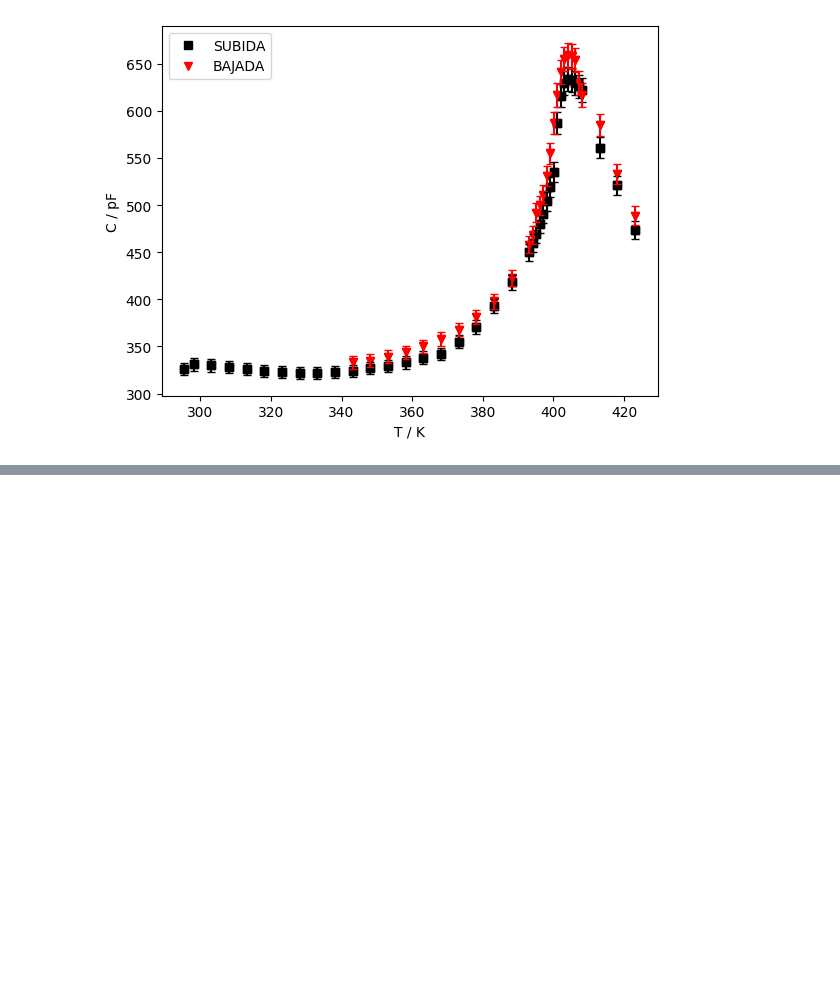
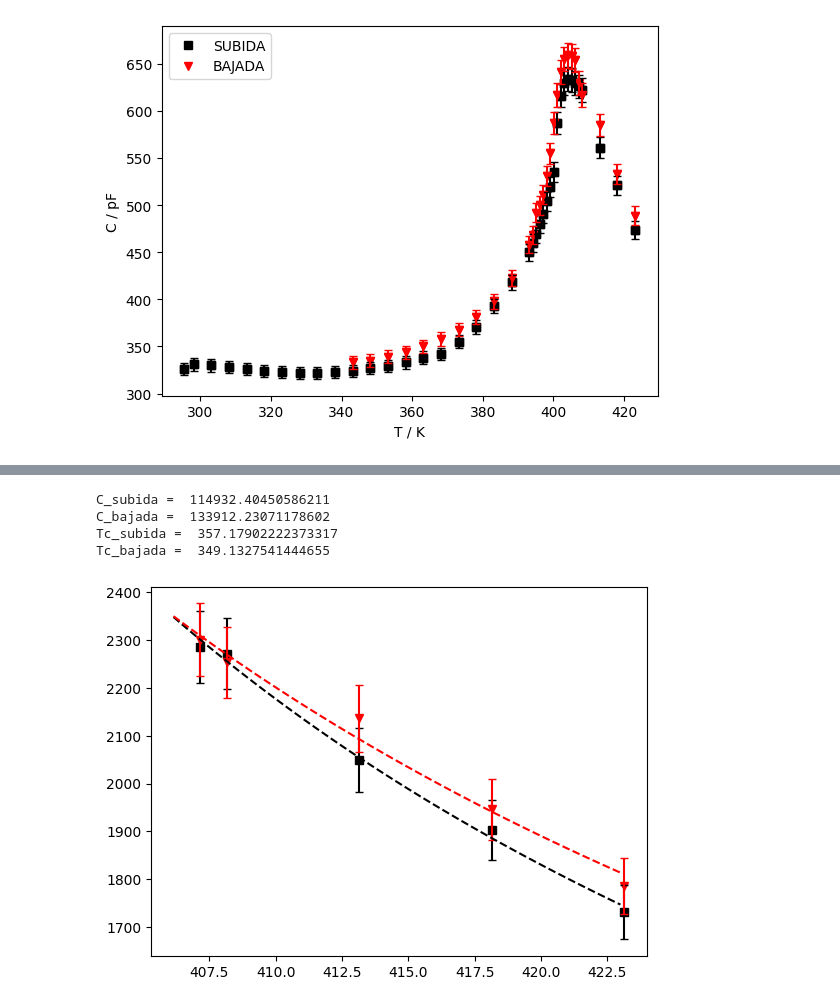
Before and after one commit to albertopeinador/FES_Curie, a Jupyter notebook: Curie.ipynb, the cells around one changed output, grey strips where cells are left out. Cells and saved outputs as stored; diff of their text form; code cells hidden in the pictures; blank space fills up the shorter version.

```diff
--- a/Curie.ipynb
+++ b/Curie.ipynb
@@ -99,3 +95,37 @@ print (data['T'].loc[max_index_S])
 404.15
 404.15
 [figure]
+# %%
+#   Curie-Weiss fit for T>Tc
+
+Tc = 406.15
+
+fit_S, cov_S = curve_fit (cw, data['T'].loc[data.index[data['T'] > Tc][0]:], data['SUBIDA'].loc[data.index[data['T'] > Tc][0]:])
+fit_B, cov_B = curve_fit (cw, data['T'].loc[data.index[data['T'] > Tc][0]:], data['BAJADA'].loc[data.index[data['T'] > Tc][0]:])
+
+
+
+ax.plot(data['T'].loc[data.index[data['T'] > Tc][0]:], data['SUBIDA'].loc[data.index[data['T'] > Tc][0]:])
+ax.plot(data['T'].loc[data.index[data['T'] > Tc][0]:], data['BAJADA'].loc[data.index[data['T'] > Tc][0]:])
+plt.errorbar(x = data['T'].loc[data.index[data['T'] > Tc][0]:], y = data['SUBIDA'].loc[data.index[data['T'] > Tc][0]:], yerr = sE_S[data.index[data['T'] > Tc][0]:], barsabove=True, capsize = 3, fmt = 'ks')
+plt.errorbar(x = data['T'].loc[data.index[data['T'] > Tc][0]:], y = data['BAJADA'].loc[data.index[data['T'] > Tc][0]:], yerr = sE_B[-5:], barsabove=True, capsize = 3, fmt = 'rv')
+
+x_fit = np.linspace (Tc, 423, 100)
+
+y_fit_S = cw (x_fit, fit_S[0], fit_S[1])
+y_fit_B = cw (x_fit, fit_B[0], fit_B[1])
+
+
+plt.plot(x_fit, y_fit_S, 'k--')
+plt.plot(x_fit, y_fit_B, 'r--')
+
+print('C_subida = ', fit_S[0])
+print('C_bajada = ', fit_B[0])
+print('Tc_subida = ', fit_S[1])
+print('Tc_bajada = ', fit_B[1])
+# %% [output]
+C_subida =  114932.40450586211
+C_bajada =  133912.23071178602
+Tc_subida =  357.17902222373317
+Tc_bajada =  349.1327541444655
+[figure, added]
```
Also changed, not shown: parts of 4 cells of this notebook.
